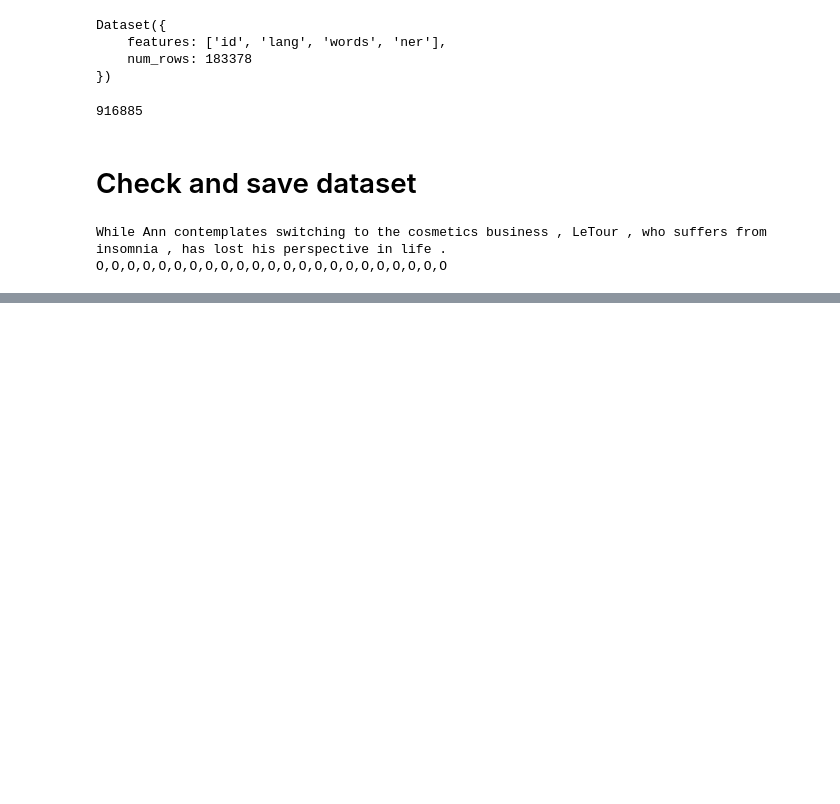
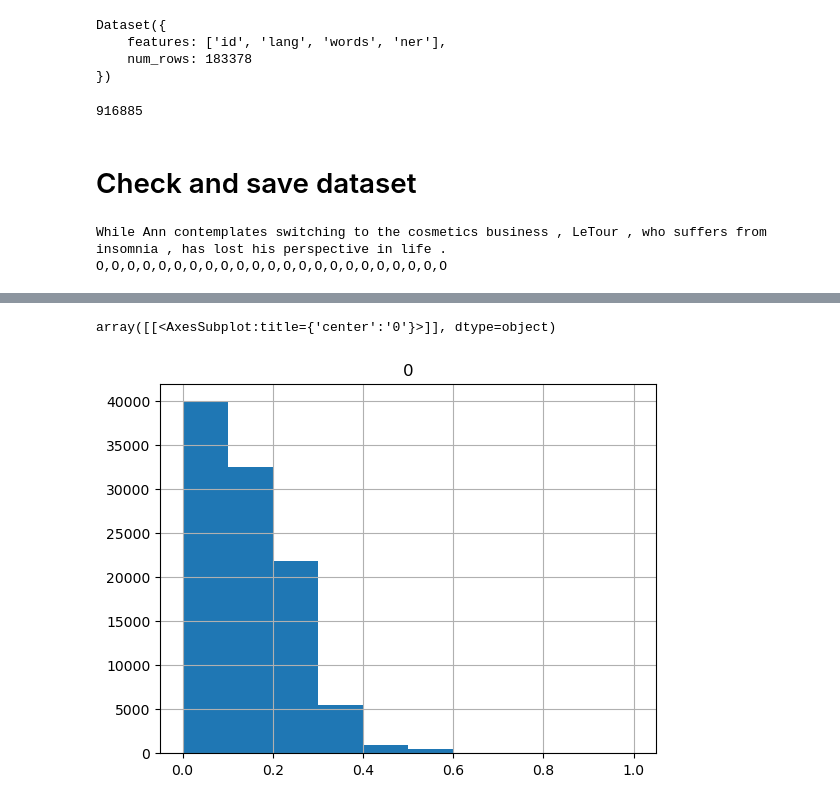
Before and after one commit to Ali-Fartoot/NLP_Toolbox, a Jupyter notebook: NER/NER_Load_Split_Cleaning.ipynb, the cells around one changed output, grey strips where cells are left out. Cells and saved outputs as stored; diff of their text form; code cells hidden in the pictures; blank space fills up the shorter version.

```diff
--- a/NER/NER_Load_Split_Cleaning.ipynb
+++ b/NER/NER_Load_Split_Cleaning.ipynb
@@ -170,0 +209,28 @@ test.save_to_disk("test.hf")
+# %%
+from datasets import concatenate_datasets
+from random import sample
+def create_uniformed_ratio(data, length):
+    zero_ratio_indices = [i for i, example in enumerate(data) if example['ratio'] == 0.0]
+    zero_point_one_ratio_indices = [i for i, example in enumerate(data) if  0.0 < example['ratio'] < 0.1]
+    zero_point_two_ratio_indices = [i for i, example in enumerate(data) if  0.1<= example['ratio'] < 0.25]
+    zero_point_four_ratio_indices = [i for i, example in enumerate(data) if 0.25 <= example['ratio'] ]
+
+    zero_ratio_indices = sample(zero_ratio_indices,length // 2)
+    zero_point_one_ratio_indices = sample(zero_point_one_ratio_indices,length // 2)
+    zero_point_two_ratio_indices = sample(zero_point_two_ratio_indices,length)
+
+    zero_ratio_examples = data.select(zero_ratio_indices)
+    zero_point_one_ratio_examples = data.select(zero_point_one_ratio_indices)
+    zero_point_two_ratio_examples = data.select(zero_point_two_ratio_indices)
+    zero_point_four_ratio_examples = data.select(zero_point_four_ratio_indices)
+
+
+    return concatenate_datasets([zero_ratio_examples, zero_point_one_ratio_examples ,zero_point_two_ratio_examples, zero_point_four_ratio_examples])
+# %%
+persian_ratio_2k = create_uniformed_ratio(persian_ratio,40000)
+english_ratio_2k = create_uniformed_ratio(english_ratio,40000)
+# %%
+pd.DataFrame(persian_ratio_2k['ratio']).hist()
+# %% [output]
+array([[<AxesSubplot:title={'center':'0'}>]], dtype=object)
+[figure, added]
```
Also changed, not shown: parts of 12 cells of this notebook, 1 other file.
